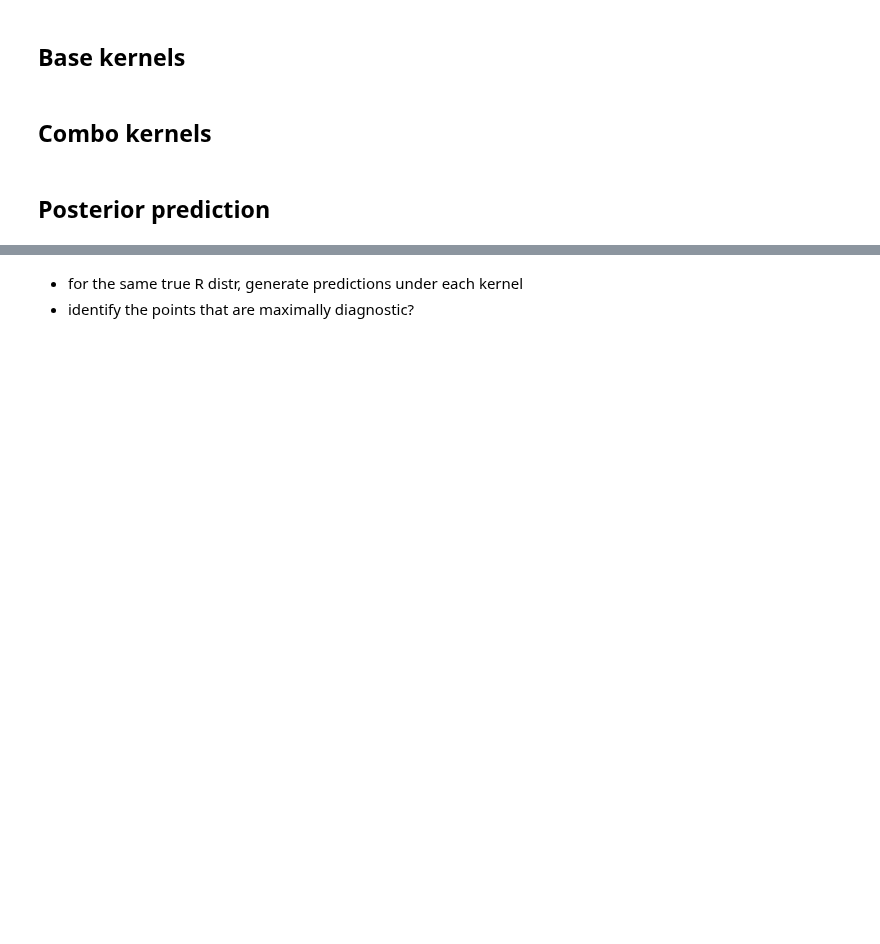
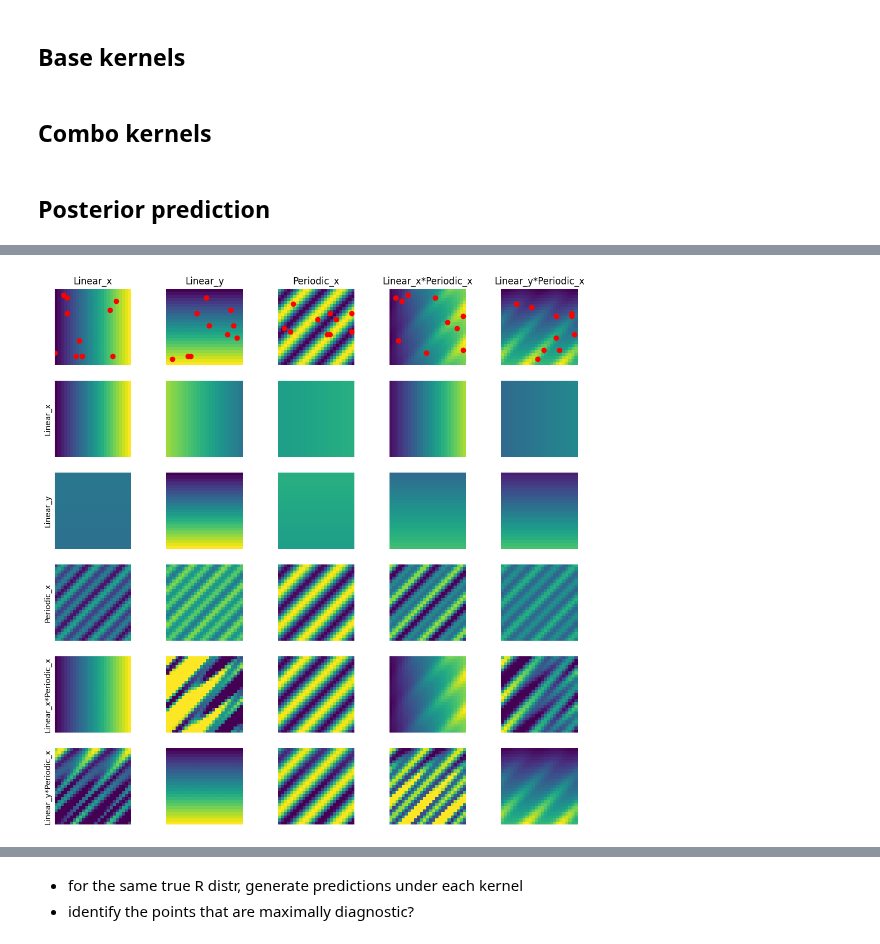
Before and after one commit to tgham/context_exploration, a Jupyter notebook: GP_worlds.ipynb, the cells around one changed output, grey strips where cells are left out. Drawn from its saved outputs; the diff is of its cells as text; code cells hidden in the pictures; blank space fills up the shorter version.

```diff
--- a/GP_worlds.ipynb
+++ b/GP_worlds.ipynb
@@ -398,18 +393,0 @@ preds
-# %%
-# gp.gen_preds(samples, n_obs)
-n_pred = n_obs
-pred_idx = np.random.randint(0, N**2, size=(n_pred, 2))
-
-## map these observations to the grid and get the reward values
-pred_coords = np.column_stack(np.unravel_index(pred_idx, (N, N)))[:,np.array([0,2,1,3])].reshape(-1,2,2)
-pred_rewards = samples[pred_coords[:, 0], pred_coords[:, 1]] #i.e. the true rewards
-# preds = np.column_stack([pred_idx, pred_coords, pred_rewards])
-
-print(pred_idx.shape)
-print(pred_coords.shape)
-print(pred_rewards.shape)
-
-## combine preds together into a 5x4x2 array
-preds = np.column_stack([pred_idx, pred_rewards])
-preds = np.column_stack([preds, pred_coords.reshape(-1,4)])
-# preds = np.column_stack([pred_idx, pred_rewards])
@@ -452,11 +407,11 @@ c = [1]
 scale = [1]
 theta = [0]
 sigma_f = [1]
-length_scale = [5]#np.linspace(1,10,5)
-period = [4]#np.linspace(1,10,5)
-periodic_length_scale = [7]
-periodic_theta = [0]
-# periodic_theta = [np.pi/4]
+length_scale = [4]#np.linspace(1,10,5)
+period = [8]#np.linspace(1,10,5)
+periodic_length_scale = [8]
+# periodic_theta = [0]
+periodic_theta = [np.pi/4]
 # GP_params = [c, scale, theta, sigma_f, length_scale, period, periodic_length_scale, periodic_theta]
 param_combos = list(itertools.product(c, scale, theta, sigma_f, length_scale, period, periodic_length_scale, periodic_theta))
 N = 25
@@ -469,35 +424,43 @@ for params in param_combos:
         ## base kernels
         # gp.K_lin,
         gp.K_lin_x,
-        # gp.K_lin_y,
-        gp.K_rbf,
-        gp.K_rbf_x,
+        gp.K_lin_y,
+        # gp.K_rbf,
+        # gp.K_rbf_x,
         # gp.K_rbf_y,
         gp.K_periodic_x,
         # gp.K_periodic_y,
 
 
         ## combos
-        # gp.K_lin_x*gp.K_periodic_y,
+        # gp.K_lin*gp.K_periodic_x,
+        # gp.K_lin*gp.K_periodic_y,
+        gp.K_lin_x*gp.K_periodic_x,
+        gp.K_lin_y*gp.K_periodic_x,
+        # gp.K_rbf_x*gp.K_periodic_x,
         # gp.K_rbf_x*gp.K_periodic_y,
         # gp.K_periodic_x*gp.K_periodic_y
     ]
     kernel_names = [
 
         ## base kernels
-        'Linear',
-        # 'Linear_x',
-        # 'Linear_y',
-        'RBF',
-        'RBF_x',
+        # 'Linear',
+        'Linear_x',
+        'Linear_y',
+        # 'RBF',
+        # 'RBF_x',
         # 'RBF_y',
         'Periodic_x',
         # 'Periodic_y',
 
         ## combos
-        # 'Linear_x*Periodic_y',
+        # 'Linear*Periodic_x',
+        # 'Linear*Periodic_y',
+        'Linear_x*Periodic_x',
+        'Linear_y*Periodic_x',
+        # 'RBF_x*Periodic_x',
         # 'RBF_x*Periodic_y',
-        # 'Periodic_x*Periodic_y'
+        'Periodic_x*Periodic_y'
     ]
 
     ## create dict to store LLs and other info
@@ -519,10 +482,10 @@ for params in param_combos:
 
     ## init plots
     n_k = len(koi)
-    n_trials = 50
-    if n_trials == 1:
-        fig, axs = plt.subplots(n_k+1,n_k, figsize=(n_k*2.5,n_k*2.5))
-        fig2, axs2 = plt.subplots(n_k+1,n_k, figsize=(n_k*2.5,n_k*2.5))
+    n_trials = 20
+    # if n_trials == 1:
+    fig, axs = plt.subplots(n_k+1,n_k, figsize=(n_k*2.5,n_k*2.5))
+    fig2, axs2 = plt.subplots(n_k+1,n_k, figsize=(n_k*2.5,n_k*2.5))
 
 
 
@@ -539,7 +502,7 @@ for params in param_combos:
             samples = gp.sample(k_gen)
 
             ## generate observations
-            n_obs = 50
+            n_obs = 10
             all_obs = gp.gen_obs(samples, n_obs)
 
             ## for each trial, select two random points to choose between
@@ -551,11 +514,11 @@ for params in param_combos:
 
 
             ## plot
-            if n_trials == 1:
+            if t == n_trials-1:
                 plot_r(samples, axs[0,kg], k_gen_name)
                 plot_r(samples, axs2[0,kg], k_gen_name)
-                plot_obs(all_obs, axs[0,kg], text=True)
-                plot_obs(all_obs, axs2[0,kg], text=True)
+                plot_obs(all_obs, axs[0,kg], text=False)
+                plot_obs(all_obs, axs2[0,kg], text=False)
 
             ## loop through inference kernels
             for ki, k_inf in enumerate(koi):
@@ -566,11 +529,12 @@ for params in param_combos:
                     obs = all_obs[:o+1]
 
                     ## calculate posterior of the points to compare, given the observations made so far
-                    post = gp.post_pred(k_inf, obs, preds[:,0].astype(int))
-                    diff = post[0]-post[1]
-                    temp = 1
-                    choice_prob = scipy.special.softmax(post/temp)
+                    post_mean, post_cov = gp.post_pred(k_inf, obs, preds[:,0].astype(int))
+                    # temp = 0.1
+                    # choice_prob = softmax(post_mean/temp)
                     # choice_prob = gp.sigmoid(diff, tau)
+                    choice_prob = [scipy.stats.norm.cdf(post_mean[0]-post_mean[1], 0, np.sum(np.diag(post_cov)))]
+                    choice_prob.append(1-choice_prob[0])
 
 
                     ## compute log marginal likelihood under this kernel
@@ -591,15 +555,15 @@ for params in param_combos:
                     gp_dict['p(correct)'].append(choice_prob[np.argmax(preds[:,-1])])
 
                 ## plot the full posterior distribution once all observations have been made
-                post = gp.post_pred(k_inf, obs)
-                if n_trials == 1:
-                    plot_r(post.reshape(N,N), axs[ki+1,kg])
-                    RPE = samples-post.reshape(N,N)
+                full_post_mean, _ = gp.post_pred(k_inf, obs)
+                if t == n_trials-1:
+                    plot_r(full_post_mean.reshape(N,N), axs[ki+1,kg])
+                    RPE = samples-full_post_mean.reshape(N,N)
                     plot_RPE(RPE, axs2[ki+1,kg])
 
 
         ## loop through rows and add y-axis to the leftmost column
-        if n_trials == 1:
+        if t == n_trials-1:
             for i in range(n_k):
                 axs[i+1,0].set_ylabel(kernel_names[i])
                 axs2[i+1,0].set_ylabel(kernel_names[i])
@@ -613,0 +579 @@ sample from: Periodic_x
+[figure, added]
```
Also changed, not shown: parts of 10 cells of this notebook, 1 other file.
